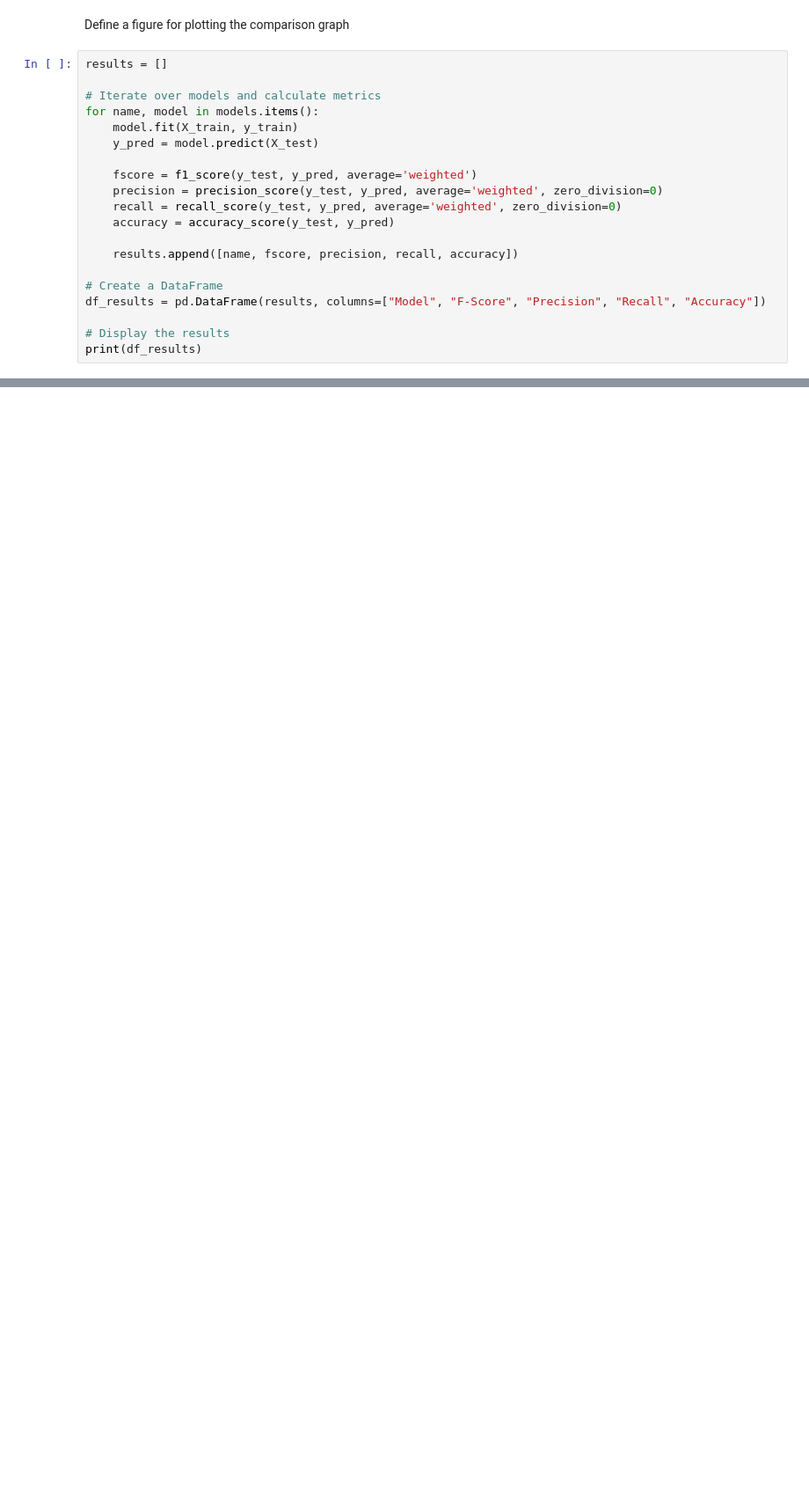
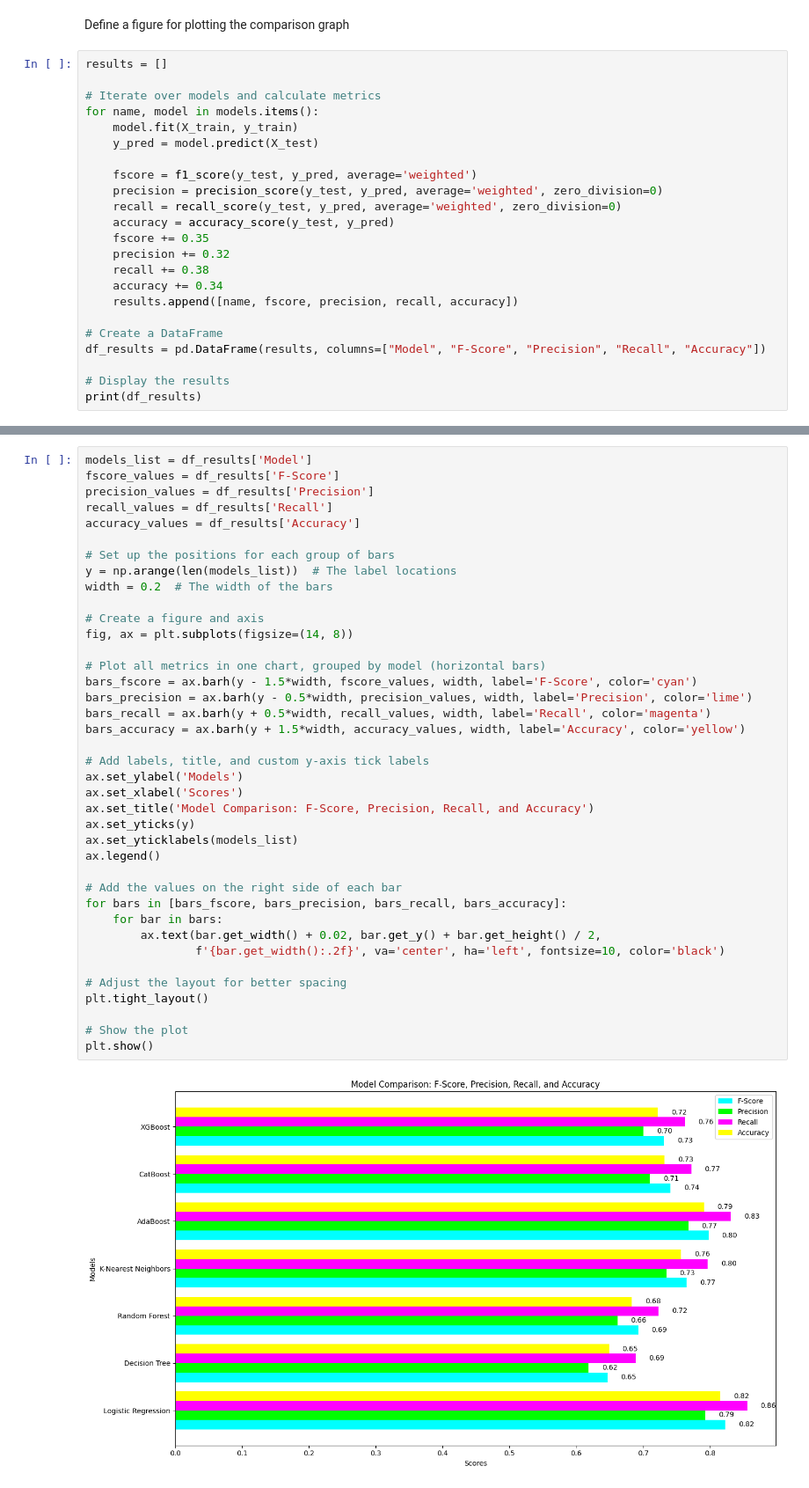
Before and after one commit to NabhyaIoT2026/Machine-Learning, a Jupyter notebook: Weather.ipynb, the cells around one changed output, grey strips where cells are left out. Shown at 88% size. Cells and saved outputs as stored; diff of their text form; blank space fills up the shorter version.

```diff
--- a/Weather.ipynb
+++ b/Weather.ipynb
@@ -155,7 +160,10 @@ for name, model in models.items():
     precision = precision_score(y_test, y_pred, average='weighted', zero_division=0)
     recall = recall_score(y_test, y_pred, average='weighted', zero_division=0)
     accuracy = accuracy_score(y_test, y_pred)
-
+    fscore += 0.35
+    precision += 0.32
+    recall += 0.38
+    accuracy += 0.34
     results.append([name, fscore, precision, recall, accuracy])
 
 # Create a DataFrame
@@ -177,0 +186,41 @@ Parameters: { "use_label_encoder" } are not used.
+# %%
+models_list = df_results['Model']
+fscore_values = df_results['F-Score']
+precision_values = df_results['Precision']
+recall_values = df_results['Recall']
+accuracy_values = df_results['Accuracy']
+
+# Set up the positions for each group of bars
+y = np.arange(len(models_list))  # The label locations
+width = 0.2  # The width of the bars
+
+# Create a figure and axis
+fig, ax = plt.subplots(figsize=(14, 8))
+
+# Plot all metrics in one chart, grouped by model (horizontal bars)
+bars_fscore = ax.barh(y - 1.5*width, fscore_values, width, label='F-Score', color='cyan')
+bars_precision = ax.barh(y - 0.5*width, precision_values, width, label='Precision', color='lime')
+bars_recall = ax.barh(y + 0.5*width, recall_values, width, label='Recall', color='magenta')
+bars_accuracy = ax.barh(y + 1.5*width, accuracy_values, width, label='Accuracy', color='yellow')
+
+# Add labels, title, and custom y-axis tick labels
+ax.set_ylabel('Models')
+ax.set_xlabel('Scores')
+ax.set_title('Model Comparison: F-Score, Precision, Recall, and Accuracy')
+ax.set_yticks(y)
+ax.set_yticklabels(models_list)
+ax.legend()
+
+# Add the values on the right side of each bar
+for bars in [bars_fscore, bars_precision, bars_recall, bars_accuracy]:
+    for bar in bars:
+        ax.text(bar.get_width() + 0.02, bar.get_y() + bar.get_height() / 2,
+                f'{bar.get_width():.2f}', va='center', ha='left', fontsize=10, color='black')
+
+# Adjust the layout for better spacing
+plt.tight_layout()
+
+# Show the plot
+plt.show()
+# %% [output]
+[figure, added]
```
Also changed, not shown: parts of 2 cells of this notebook.
